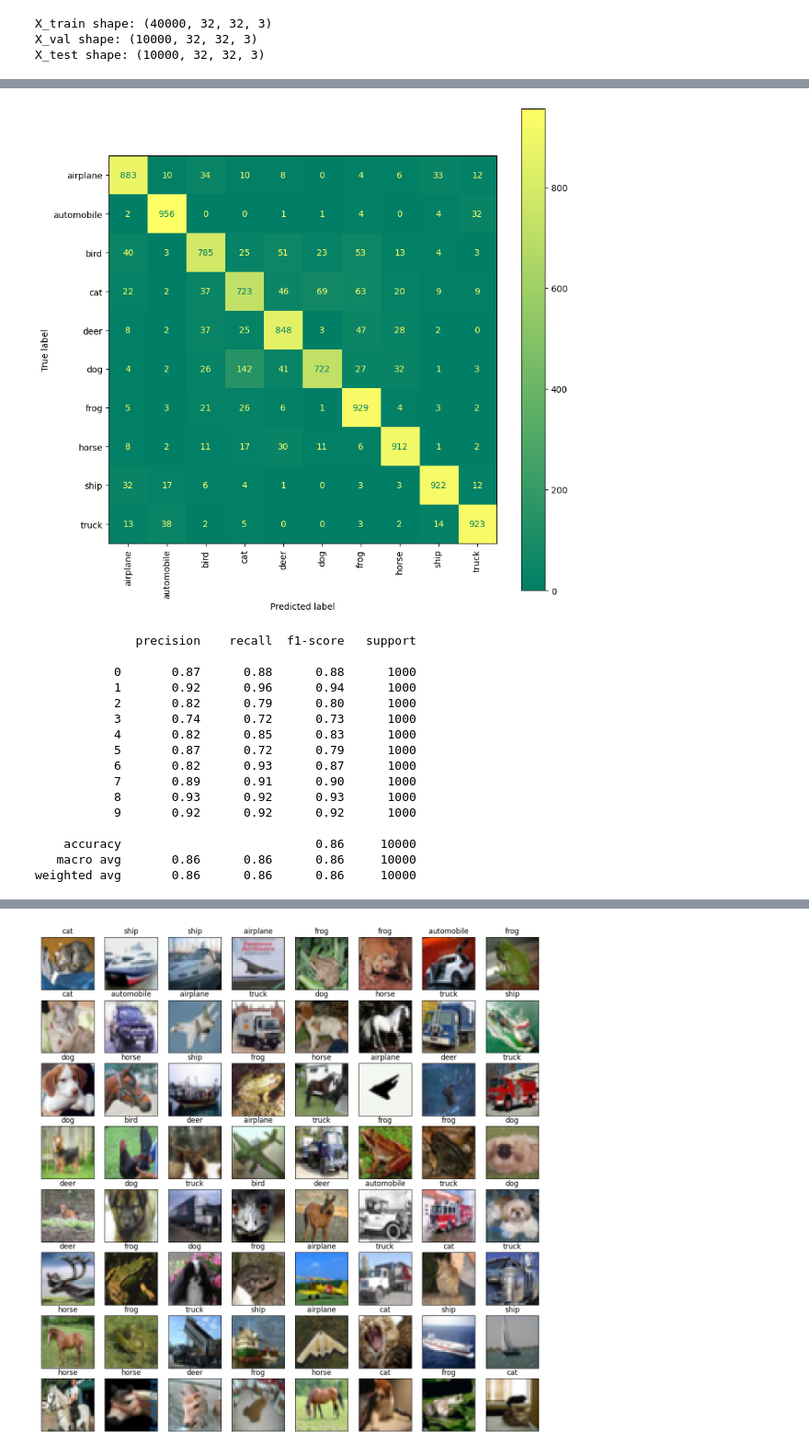
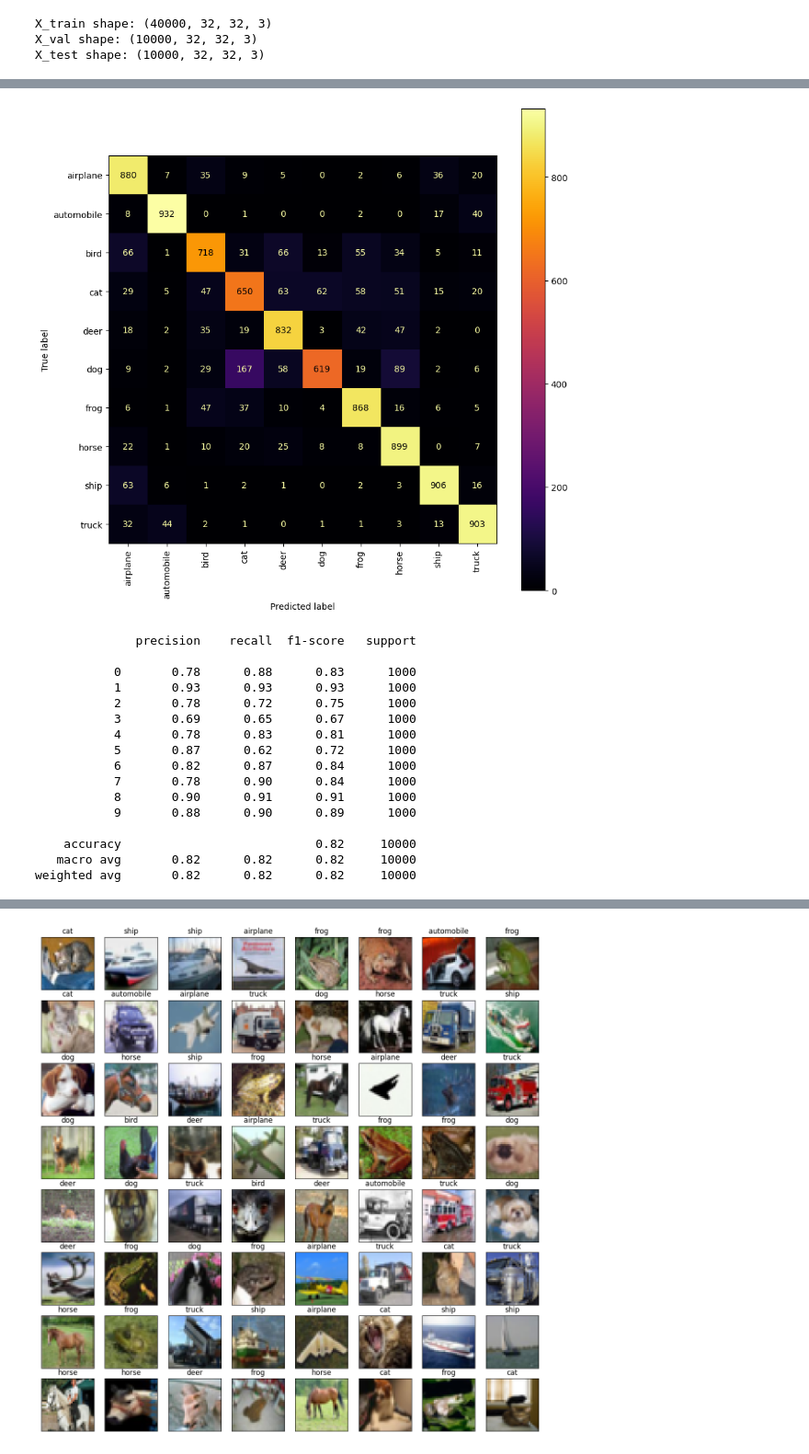
Before and after one commit to M2-Luminous/CS7GV1-Computer-Vision, a Jupyter notebook: Assignment-3/20313326_assignment_3_part2.ipynb, the cells around one changed output, grey strips where cells are left out. Shown at 92% size. Cells and saved outputs as stored; diff of their text form; code cells hidden in the pictures.

```diff
--- a/Assignment-3/20313326_assignment_3.ipynb
+++ b/Assignment-3/20313326_assignment_3_part2.ipynb
@@ -113,23 +113,23 @@ model = Sequential()
 # Convolutional Layer
 model.add(Conv2D(filters=32, kernel_size=KERNEL_SIZE, input_shape=INPUT_SHAPE, activation='relu', padding='same'))
 model.add(BatchNormalization())
-model.add(Conv2D(filters=32, kernel_size=KERNEL_SIZE, input_shape=INPUT_SHAPE, activation='relu', padding='same'))
+model.add(Conv2D(filters=32, kernel_size=KERNEL_SIZE, activation='relu', padding='same'))
 model.add(BatchNormalization())
 # Pooling layer
 model.add(MaxPool2D(pool_size=(2, 2)))
 # Dropout layers
 model.add(Dropout(0.25))
 
-model.add(Conv2D(filters=64, kernel_size=KERNEL_SIZE, input_shape=INPUT_SHAPE, activation='relu', padding='same'))
+model.add(Conv2D(filters=64, kernel_size=KERNEL_SIZE, activation='relu', padding='same'))
 model.add(BatchNormalization())
-model.add(Conv2D(filters=64, kernel_size=KERNEL_SIZE, input_shape=INPUT_SHAPE, activation='relu', padding='same'))
+model.add(Conv2D(filters=64, kernel_size=KERNEL_SIZE, activation='relu', padding='same'))
 model.add(BatchNormalization())
 model.add(MaxPool2D(pool_size=(2, 2)))
 model.add(Dropout(0.25))
 
-model.add(Conv2D(filters=128, kernel_size=KERNEL_SIZE, input_shape=INPUT_SHAPE, activation='relu', padding='same'))
+model.add(Conv2D(filters=128, kernel_size=KERNEL_SIZE, activation='relu', padding='same'))
 model.add(BatchNormalization())
-model.add(Conv2D(filters=128, kernel_size=KERNEL_SIZE, input_shape=INPUT_SHAPE, activation='relu', padding='same'))
+model.add(Conv2D(filters=128, kernel_size=KERNEL_SIZE, activation='relu', padding='same'))
 model.add(BatchNormalization())
 model.add(MaxPool2D(pool_size=(2, 2)))
 model.add(Dropout(0.25))
@@ -140,12 +140,16 @@ model.add(Dense(128, activation='relu'))
 model.add(Dropout(0.25))
 model.add(Dense(10, activation='softmax'))
 
+# Define optimizer with specific learning rate
+optimizer = tf.keras.optimizers.Adam(learning_rate=0.005)
+
+# Compile the model with the updated optimizer
 METRICS = [
     'accuracy',
     tf.keras.metrics.Precision(name='precision'),
     tf.keras.metrics.Recall(name='recall')
 ]
-model.compile(loss='categorical_crossentropy', optimizer='adam', metrics=METRICS)
+model.compile(loss='categorical_crossentropy', optimizer=optimizer, metrics=METRICS)
 # %%
 data_generator = ImageDataGenerator(
     width_shift_range=0.1,
@@ -210,7 +267,7 @@ disp = ConfusionMatrixDisplay(confusion_matrix=cm,
 
 # NOTE: Fill all variables here with default values of the plot_confusion_matrix
 fig, ax = plt.subplots(figsize=(10, 10))
-disp = disp.plot(xticks_rotation='vertical', ax=ax,cmap='summer')
+disp = disp.plot(xticks_rotation='vertical', ax=ax,cmap='inferno')
 
 plt.show()
 # %% [output]
@@ -220,23 +277,23 @@ Test Accuracy : 86.03%
-[figure, old version]
+[figure, new version]
 # %%
 print(classification_report(y_test, y_pred))
 # %% [output]
               precision    recall  f1-score   support
 
-           0       0.87      0.88      0.88      1000
-           1       0.92      0.96      0.94      1000
-           2       0.82      0.79      0.80      1000
-           3       0.74      0.72      0.73      1000
-           4       0.82      0.85      0.83      1000
-           5       0.87      0.72      0.79      1000
-           6       0.82      0.93      0.87      1000
-           7       0.89      0.91      0.90      1000
-           8       0.93      0.92      0.93      1000
-           9       0.92      0.92      0.92      1000
+           0       0.78      0.88      0.83      1000
+           1       0.93      0.93      0.93      1000
+           2       0.78      0.72      0.75      1000
+           3       0.69      0.65      0.67      1000
+           4       0.78      0.83      0.81      1000
+           5       0.87      0.62      0.72      1000
+           6       0.82      0.87      0.84      1000
+           7       0.78      0.90      0.84      1000
+           8       0.90      0.91      0.91      1000
+           9       0.88      0.90      0.89      1000
 
-    accuracy                           0.86     10000
-   macro avg       0.86      0.86      0.86     10000
-weighted avg       0.86      0.86      0.86     10000
+    accuracy                           0.82     10000
+   macro avg       0.82      0.82      0.82     10000
+weighted avg       0.82      0.82      0.82     10000
 # %%
 my_image = X_test[50]
 plt.imshow(my_image)
```
Also changed, not shown: parts of 6 cells of this notebook, 2 other files.
